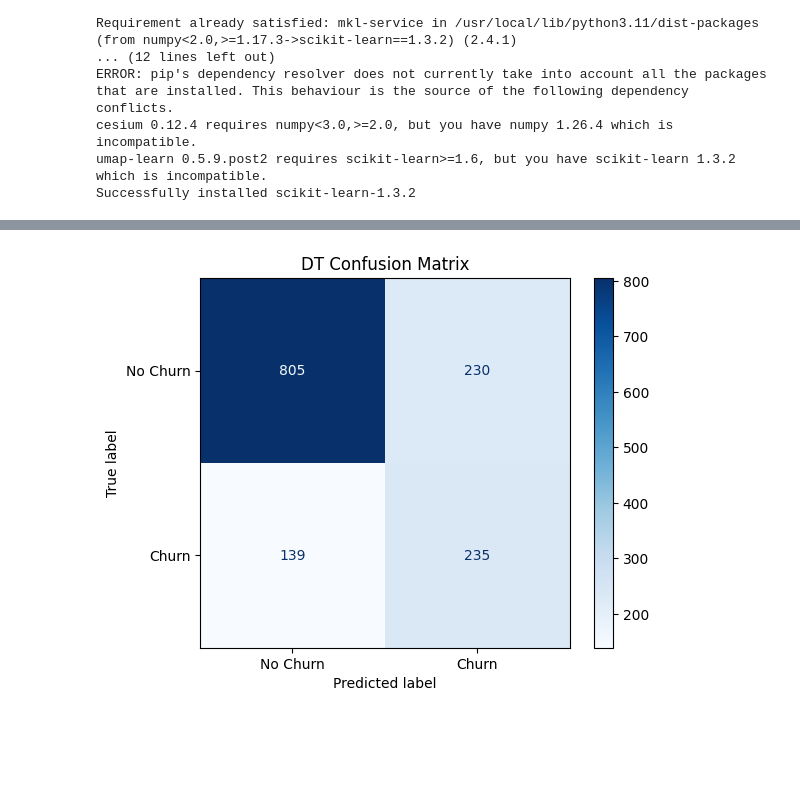
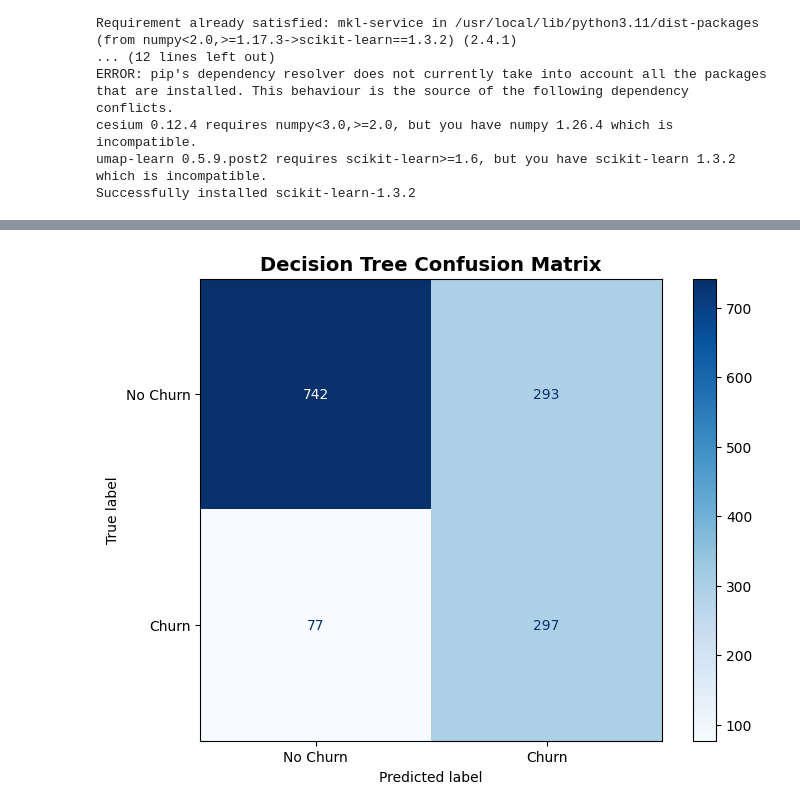
Before and after one commit to senadhi-Thimanya/Telco-Churn-Binary-Classification, a Jupyter notebook: training-dt.ipynb, the cells around one changed output, grey strips where cells are left out. Cells and saved outputs as stored; diff of their text form; code cells hidden in the pictures; blank space fills up the shorter version.

```diff
--- a/training-dt.ipynb
+++ b/training-dt.ipynb
@@ -80,0 +57,17 @@ GridSearchCV(cv=5, estimator=DecisionTreeClassifier(random_state=42), n_jobs=-1,
+# %%
+# ============================================================
+# ENHANCED HYPERPARAMETER TUNING WITH CLASS WEIGHTS
+# ============================================================
+
+# Expanded parameter grid with more options
+param_grid_dt = {
+    'max_depth': [3, 5, 7, 10, 15, None],  # Added 15
+    'min_samples_split': [2, 5, 10, 20],  # Added 20
+    'min_samples_leaf': [1, 2, 4, 8],  # Added 8
+    'max_features': ['sqrt', 'log2', None],  # NEW - feature sampling
+    'criterion': ['gini', 'entropy'],
+    'class_weight': ['balanced']  # CHANGED - only use balanced (handles imbalance)
+}
+
+print("\nStarting GridSearchCV with enhanced parameters...")
+print(f"Total combinations to try: {len(param_grid_dt['max_depth']) * len(param_grid_dt['min_samples_split']) * len(param_grid_dt['min_samples_leaf']) * len(param_grid_dt['max_features']) * len(param_grid_dt['criterion']) * len(param_grid_dt['class_weight'])}")
@@ -80,0 +77,12 @@ GridSearchCV(cv=5, estimator=DecisionTreeClassifier(random_state=42), n_jobs=-1,
+# %%
+dt = DecisionTreeClassifier(random_state=42)
+grid_dt = GridSearchCV(
+    dt,
+    param_grid_dt,
+    cv=5,  # 5-fold cross-validation
+    scoring='f1',  # Optimize for F1 score (good for imbalanced data)
+    n_jobs=-1,  # Use all CPU cores
+    verbose=2  # Show progress
+)
+
+grid_dt.fit(X_train, y_train)
@@ -108,11 +187,16 @@ pd.DataFrame(list(metrics_dt.items()), columns=['Metric', 'Value']).to_csv('/kag
 # %%
-# Visualizations
-# Confusion Matrix
+# ============================================================
+# VISUALIZATIONS
+# ============================================================
+
+# 1. Confusion Matrix
+fig, ax = plt.subplots(figsize=(8, 6))
 cm = confusion_matrix(y_test, y_pred_dt)
-ConfusionMatrixDisplay(cm, display_labels=['No Churn', 'Churn']).plot(cmap='Blues')
-plt.title('DT Confusion Matrix')
-plt.savefig('/kaggle/working/dt_confusion_matrix.png')
+disp = ConfusionMatrixDisplay(cm, display_labels=['No Churn', 'Churn'])
+disp.plot(cmap='Blues', ax=ax)
+plt.title('Decision Tree Confusion Matrix', fontsize=14, fontweight='bold')
+plt.savefig('/kaggle/working/dt_confusion_matrix.png', dpi=300, bbox_inches='tight')
 plt.show()
 # %% [output]
-[figure, old version]
+[figure, new version]
 # %%
```
Also changed, not shown: parts of 14 cells of this notebook.
